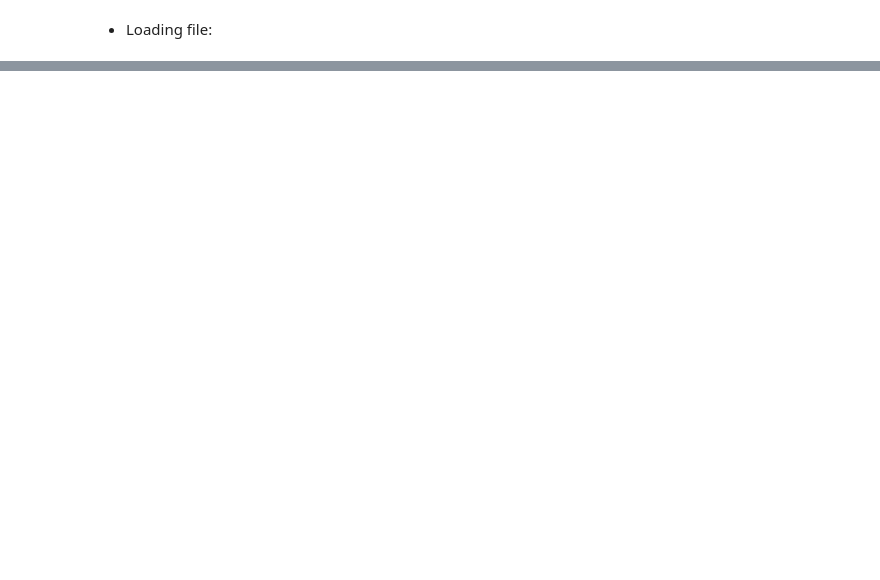
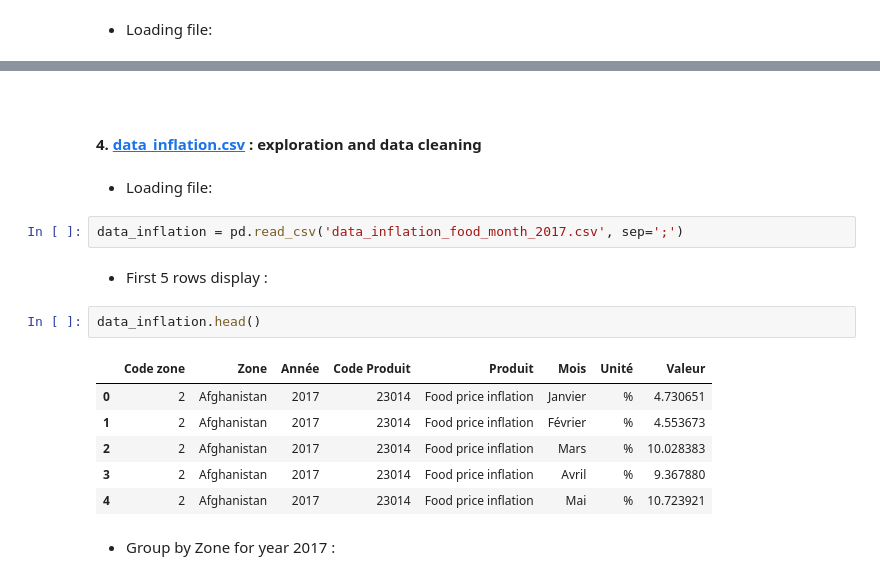
Before and after one commit to donia-nefiz/Produce-a-world-market-research-with-Python, a Jupyter notebook: _1. World-market-research_Data-preprocessing.ipynb, the cells around one changed output, grey strips where cells are left out. Saved outputs shown, nothing was run; the diff lists cells and outputs as text; blank space fills up the shorter version.

```diff
--- a/1 World-market-research_Exploration-and-data-cleaning.ipynb
+++ b/_1. World-market-research_Data-preprocessing.ipynb
@@ -829,0 +1175,21 @@ memory usage: 12.0+ KB
+# %% [markdown]
+<a id='another_cell_l'></a>
+# %% [markdown]
+#### 4. [data_inflation.csv](http://localhost:8888/edit/data_inflation_food_month_2017.csv) : exploration and data cleaning
+# %% [markdown]
+- Loading file:
+# %%
+data_inflation = pd.read_csv('data_inflation_food_month_2017.csv', sep=';')
+# %% [markdown]
+- First 5 rows display :
+# %%
+data_inflation.head()
+# %% [output]
+|  | Code zone | Zone | Année | Code Produit | Produit | Mois | Unité | Valeur |
+| 0 | 2 | Afghanistan | 2017 | 23014 | Food price inflation | Janvier | % | 4.730651 |
+| 1 | 2 | Afghanistan | 2017 | 23014 | Food price inflation | Février | % | 4.553673 |
+| 2 | 2 | Afghanistan | 2017 | 23014 | Food price inflation | Mars | % | 10.028383 |
+| 3 | 2 | Afghanistan | 2017 | 23014 | Food price inflation | Avril | % | 9.367880 |
+| 4 | 2 | Afghanistan | 2017 | 23014 | Food price inflation | Mai | % | 10.723921 |
+# %% [markdown]
+- Group by Zone for year 2017 :
```
Also changed, not shown: parts of 106 cells of this notebook, 1 other file.
